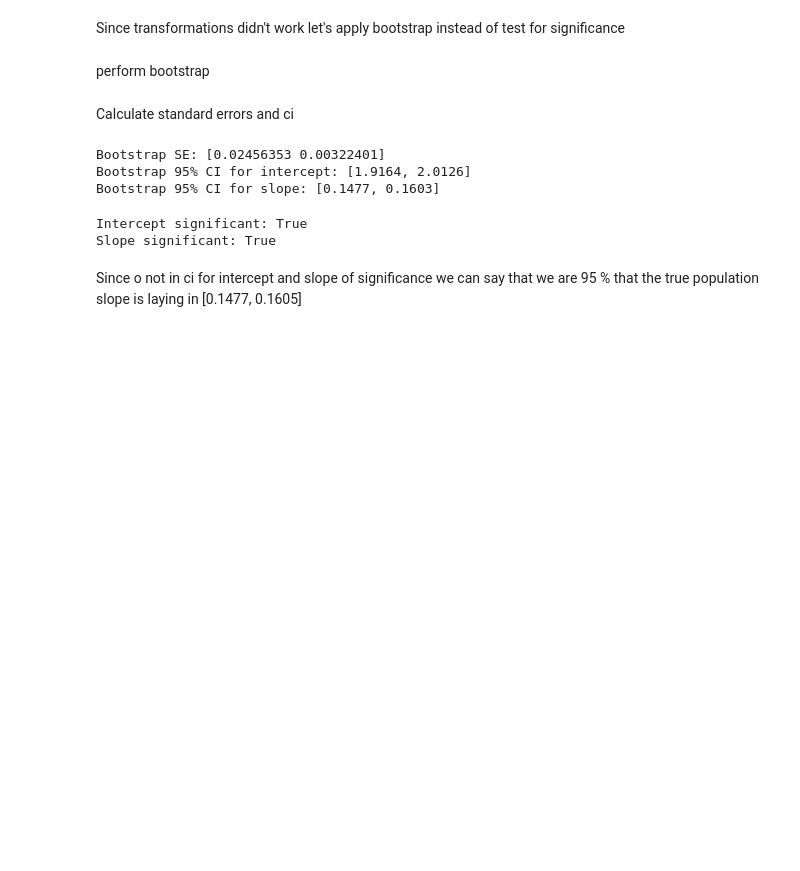
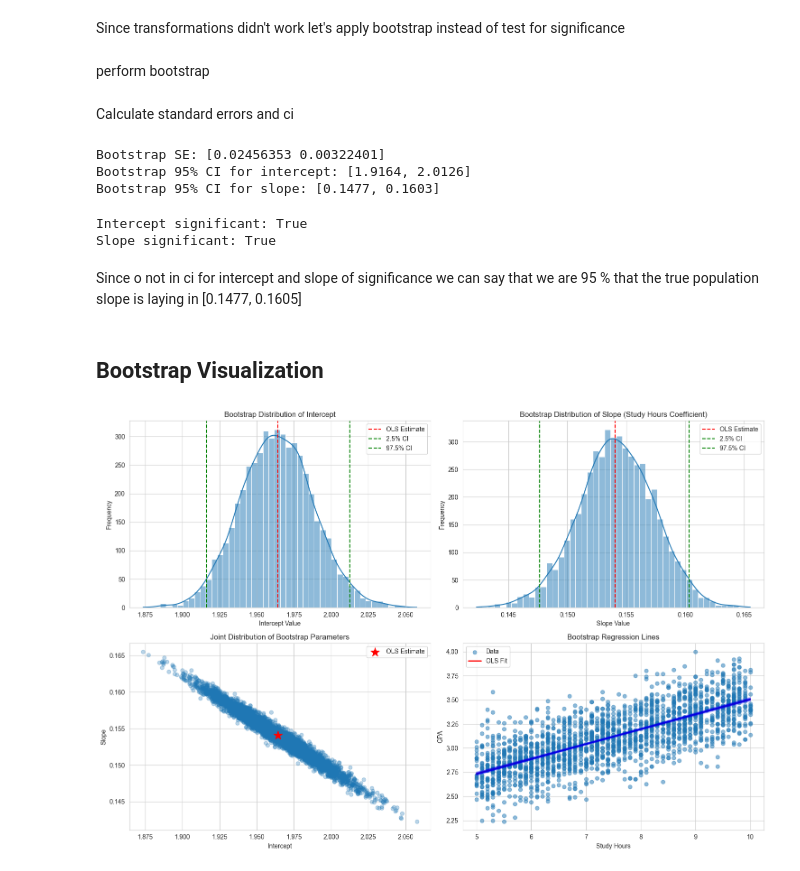
Before and after one commit to datpetr/students_habits_gpa, a Jupyter notebook: gpa_vs_study_hours.ipynb, the cells around one changed output. Drawn from its saved outputs; the diff is of its cells as text; code cells hidden in the pictures; blank space fills up the shorter version.

Commit message:
applied bootstrap since the normalization didn't success

```diff
--- a/gpa_vs_study_hours.ipynb
+++ b/gpa_vs_study_hours.ipynb
@@ -392,5 +393,63 @@ print(f"Slope significant: {sig_slope}")
 # %% [output]
 Intercept significant: True
 Slope significant: True
-# %% [markdown]
-Since o not in ci for intercept and slope of significance we can say that we are 95 % that the true population slope is laying in [0.1477, 0.1605]
+# %% [markdown]
+Since o not in ci for intercept and slope of significance we can say that we are 95 % that the true population slope is laying in [0.1477, 0.1605]
+# %% [markdown]
+## Bootstrap Visualization
+# %%
+# Create visualizations of bootstrap results
+plt.figure(figsize=(15, 10))
+
+# Histogram of bootstrap intercepts
+plt.subplot(2, 2, 1)
+sns.histplot(bootstrap_params[:, 0], kde=True)
+plt.axvline(model.params[0], color='r', linestyle='--', label='OLS Estimate')
+plt.axvline(bootstrap_ci[0, 0], color='g', linestyle='--', label='2.5% CI')
+plt.axvline(bootstrap_ci[1, 0], color='g', linestyle='--', label='97.5% CI')
+plt.title('Bootstrap Distribution of Intercept')
+plt.xlabel('Intercept Value')
+plt.ylabel('Frequency')
+plt.legend()
+
+# Histogram of bootstrap slopes
+plt.subplot(2, 2, 2)
+sns.histplot(bootstrap_params[:, 1], kde=True)
+plt.axvline(model.params[1], color='r', linestyle='--', label='OLS Estimate')
+plt.axvline(bootstrap_ci[0, 1], color='g', linestyle='--', label='2.5% CI')
+plt.axvline(bootstrap_ci[1, 1], color='g', linestyle='--', label='97.5% CI')
+plt.title('Bootstrap Distribution of Slope (Study Hours Coefficient)')
+plt.xlabel('Slope Value')
+plt.ylabel('Frequency')
+plt.legend()
+
+# Scatter plot of bootstrap coefficients
+plt.subplot(2, 2, 3)
+plt.scatter(bootstrap_params[:, 0], bootstrap_params[:, 1], alpha=0.3)
+plt.scatter(model.params[0], model.params[1], color='r', marker='*', s=200, label='OLS Estimate')
+plt.title('Joint Distribution of Bootstrap Parameters')
+plt.xlabel('Intercept')
+plt.ylabel('Slope')
+plt.legend()
+
+# Regression lines from bootstrap samples
+plt.subplot(2, 2, 4)
+plt.scatter(X, y, alpha=0.5, label='Data')
+
+# Plot original regression line
+x_range = np.linspace(X.min(), X.max(), 100)
+plt.plot(x_range, model.params[0] + model.params[1] * x_range, 'r-', linewidth=2, label='OLS Fit')
+
+# Plot 100 random bootstrap regression lines
+for i in np.random.choice(n_bootstrap, 100):
+    plt.plot(x_range, bootstrap_params[i, 0] + bootstrap_params[i, 1] * x_range, 'b-', alpha=0.05)
+
+plt.title('Bootstrap Regression Lines')
+plt.xlabel('Study Hours')
+plt.ylabel('GPA')
+plt.legend()
+
+plt.tight_layout()
+plt.show()
+# %% [output]
+[figure, added]
```
Also changed, not shown: parts of 3 cells of this notebook.
